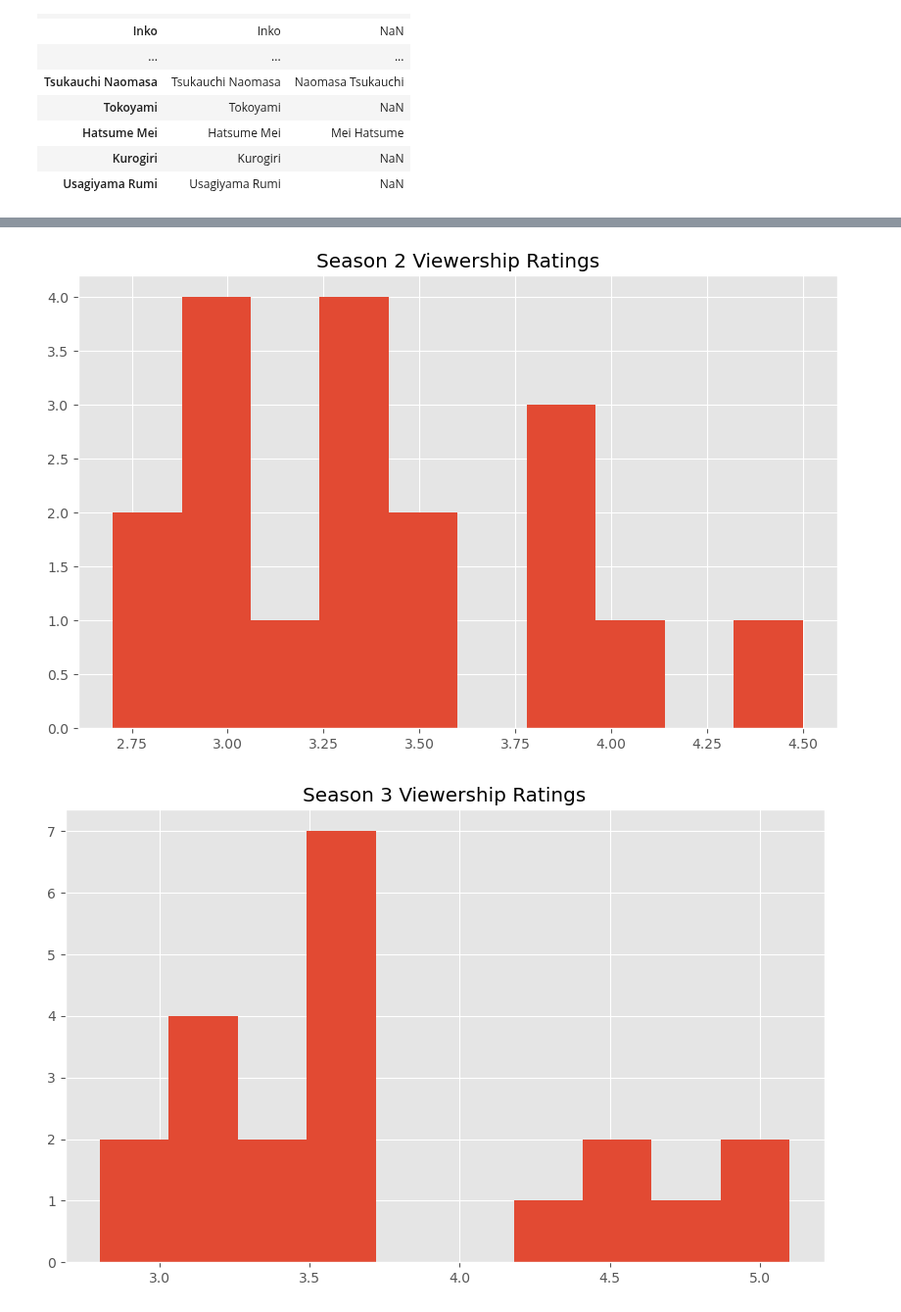
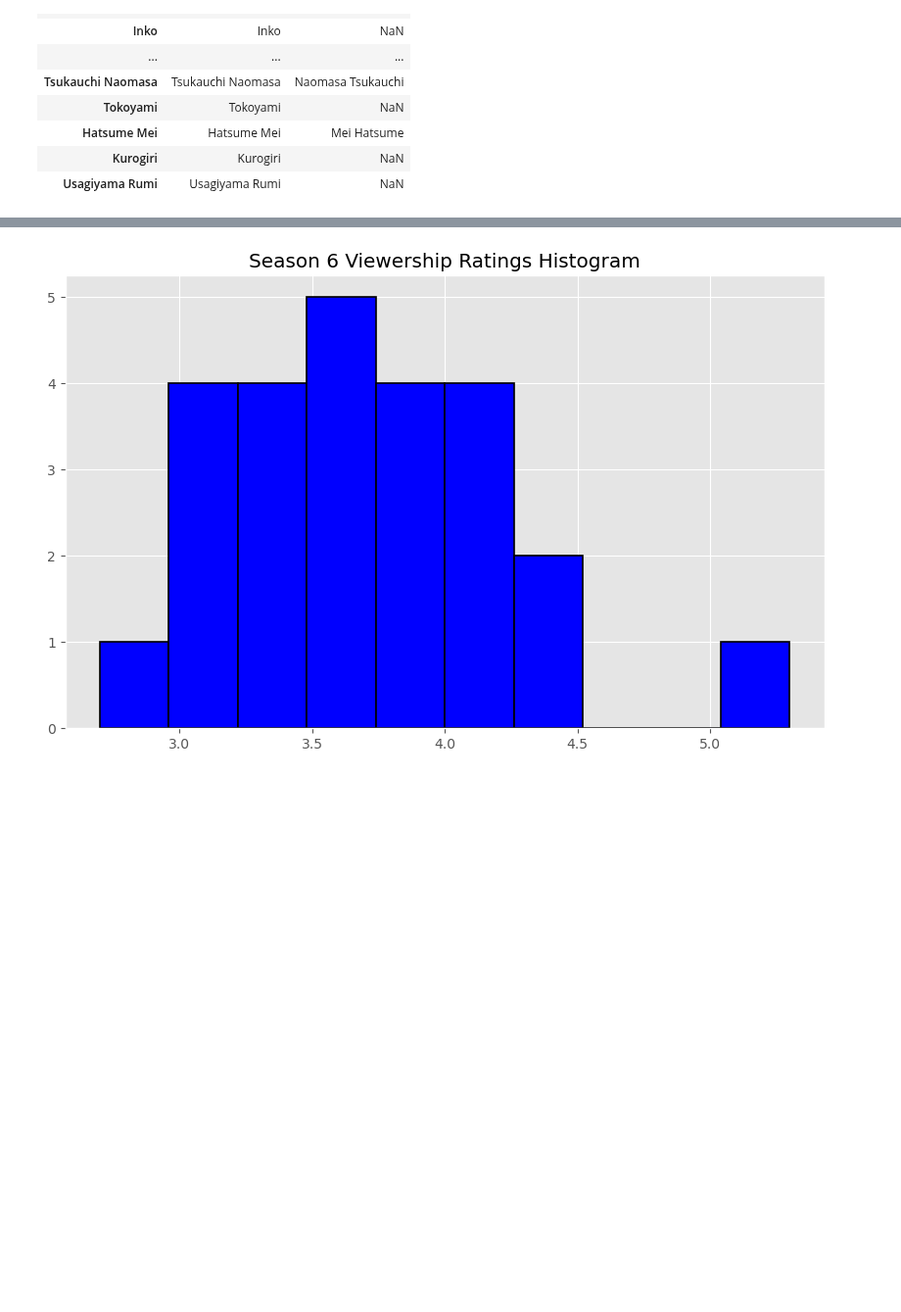
Before and after one commit to irwinjacky/AnimeShips, a Jupyter notebook: Statistics and Analysis of Characters and Anime .ipynb, the cells around one changed output, grey strips where cells are left out. Shown at 98% size. Saved outputs shown, nothing was run; the diff lists cells and outputs as text; code cells hidden in the pictures; blank space fills up the shorter version.

```diff
--- a/Statistics and Analysis of Characters and Anime .ipynb
+++ b/Statistics and Analysis of Characters and Anime .ipynb
@@ -26,6 +26,7 @@ characters = pd.read_csv('myhero_names_rev.csv')
 
 # Archive of Our Own
 AO3 = pd.read_csv('AO3.csv')
+AO3['published'] = pd.to_datetime(AO3['published'])
 
 # Series overview: Original season number, Number of episodes, First aired, and Last aired.
 og_season_anime_airdate = pd.read_csv('og_air_clean.csv')
@@ -41,6 +42,7 @@ season_three_anime = pd.read_csv('season_three_clean.csv')
 season_four_anime = pd.read_csv('season_four_clean.csv')
 season_five_anime = pd.read_csv('season_five_clean.csv')
 season_six_anime = pd.read_csv('season_six_clean.csv')
+season_six_anime['English_Air_Date'] = pd.to_datetime(season_six_anime['English_Air_Date'])
 
 # Original Video Animation (OVA) titled "Save! Rescue Training!"
 # Number (8 total released), Title, Storyboard by, Directed by, Written by, Original release date.
@@ -205,23 +251,6 @@ characters[:30]
 # %%
-plt.hist(x='Viewership rating', data = season_two_anime)
-plt.title('Season 2 Viewership Ratings')
+plt.hist(x='Viewership rating', data=season_six_anime, bins=10, color='blue', edgecolor='black', linewidth=1.2)
+plt.title('Season 6 Viewership Ratings Histogram')
 plt.show()
-
-plt.hist(x='Viewership rating', data=season_three_anime)
-plt.title('Season 3 Viewership Ratings')
-plt.show()
-
-plt.hist(x='Viewership rating', data=season_four_anime)
-plt.title('Season 4 Viewership Ratings')
-plt.show()
-
-plt.hist(x='Viewership rating', data=season_five_anime)
-plt.title('Season 5 Viewership Ratings')
-plt.show()
-
-plt.hist(x='Viewership rating', data=season_six_anime)
-plt.title('Season 6 Viewership Ratings')
-plt.show()
 # %% [output]
-[figure, old version]
+[figure, new version]
-[figure, removed]
```
Also changed, not shown: parts of 10 cells of this notebook.
